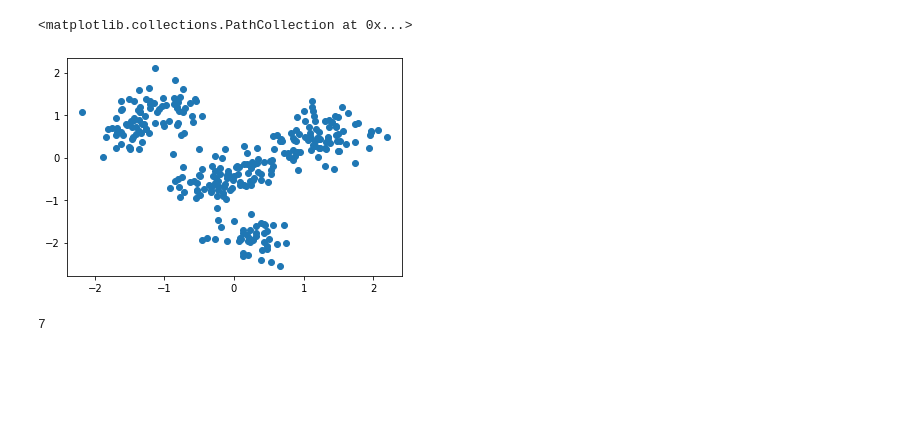
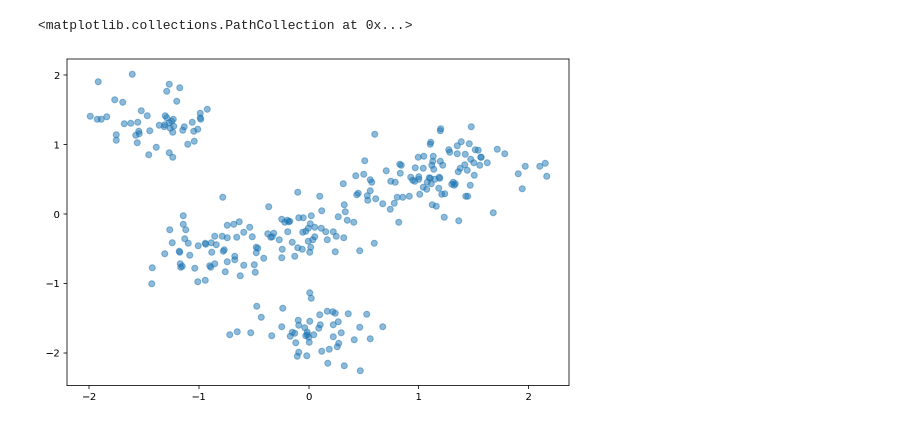
Before and after one commit to LuanAdemi/GroceryListPredictor, a Jupyter notebook: precommender/KNetworks.ipynb, the cells around one changed output. Cells and saved outputs as stored; diff of their text form; code cells hidden in the pictures; blank space fills up the shorter version.

Commit message:
Added a nicer visualization for KNetworks

```diff
--- a/precommender/KNetworks.ipynb
+++ b/precommender/KNetworks.ipynb
@@ -7,16 +8,14 @@ import numpy as np
 # %%
-centers = 7
+centers = 6
 samples = 300
-X, _ = make_blobs(n_samples=samples, centers=centers, n_features=2, cluster_std=1, random_state=2)
+X, _ = make_blobs(n_samples=samples, centers=centers, n_features=2, cluster_std=0.9, random_state=2)
 scaler = StandardScaler()
-X = scaler.fit_transform(X)
+X =scaler.fit_transform(X)
 # %%
-plt.scatter(X[:, 0], X[:,-1])
+plt.figure(figsize=(9, 6))
+plt.scatter(X[:, 0], X[:,-1], alpha=0.5)
 # %% [output]
 <matplotlib.collections.PathCollection at 0x...>
-[figure, old version]
+[figure, new version]
 # %%
 knet = knetworks(centers,X)
-knet.k
-# %% [output]
-7
```
Also changed, not shown: parts of 5 cells of this notebook, 2 other files.
